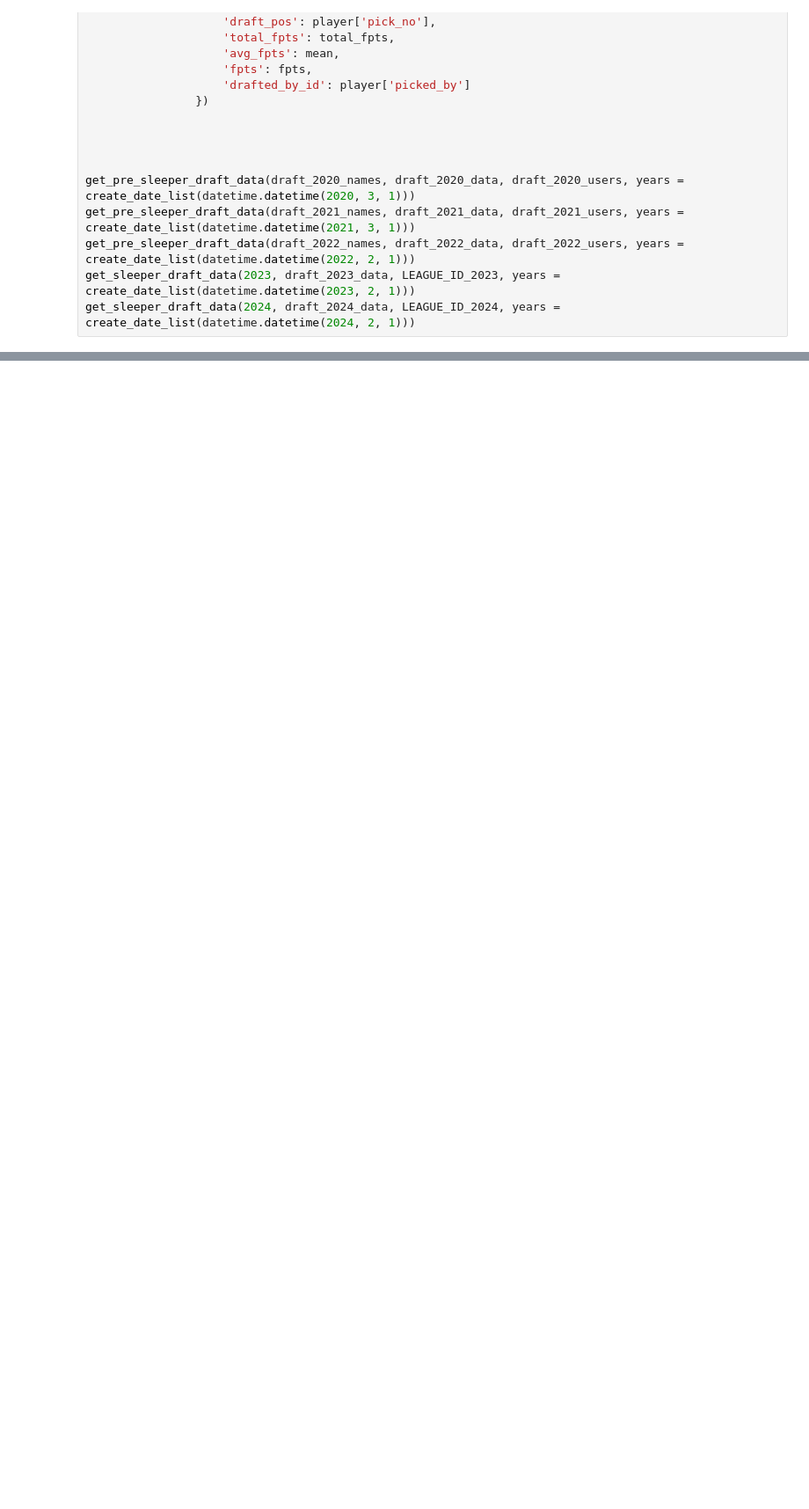
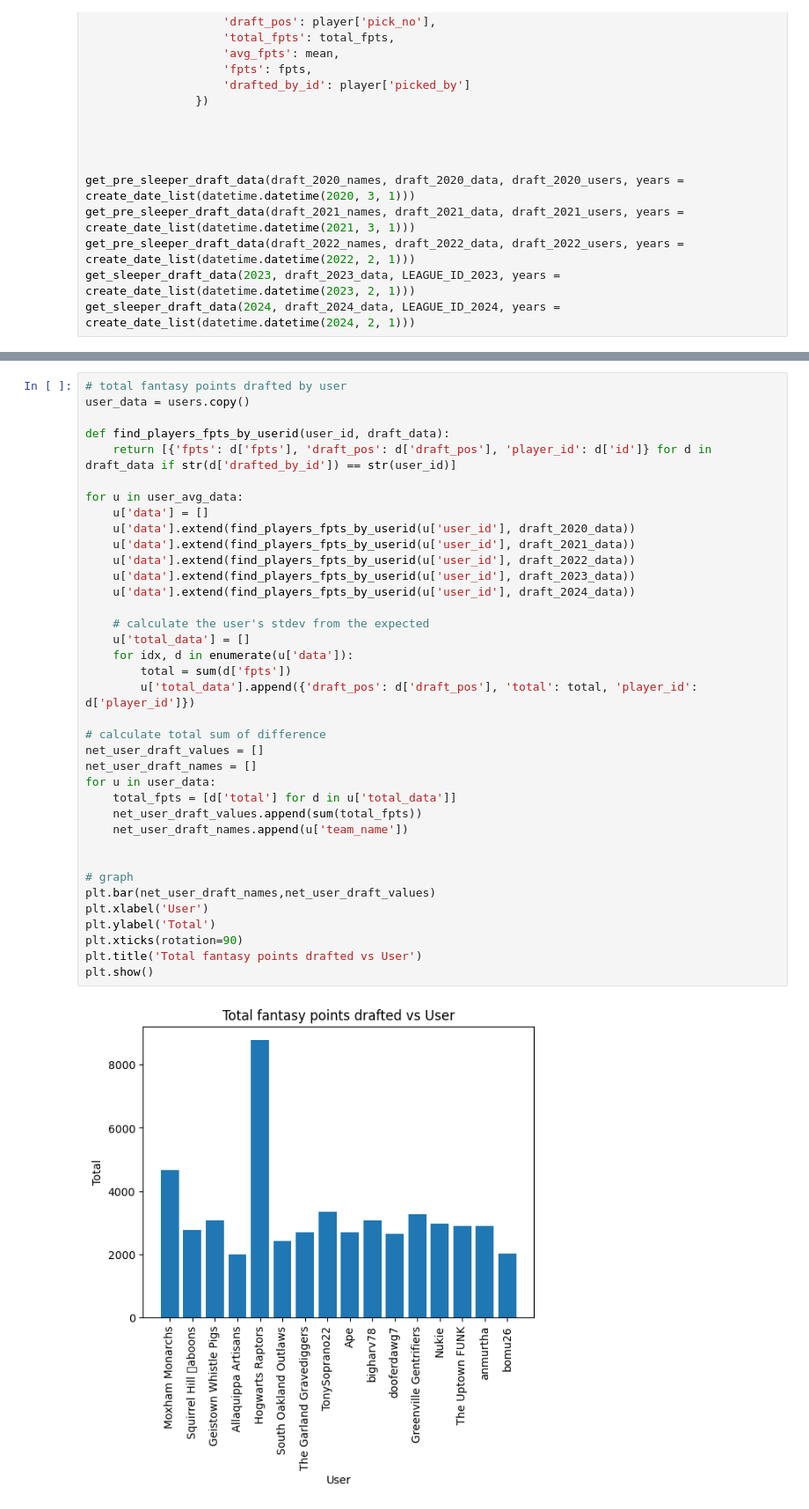
Before and after one commit to spbirus/dynasty_draft_rankings, a Jupyter notebook: rankings.ipynb, the cells around one changed output, grey strips where cells are left out. Shown: that part at 88% size. Cells and saved outputs as stored; diff of their text form; blank space fills up the shorter version.

Commit message:
Add total fantasy points chart

```diff
--- a/rankings.ipynb
+++ b/rankings.ipynb
@@ -323,3 +323,42 @@ plt.show()
+# %%
+# total fantasy points drafted by user
+user_data = users.copy()
+
+def find_players_fpts_by_userid(user_id, draft_data):
+    return [{'fpts': d['fpts'], 'draft_pos': d['draft_pos'], 'player_id': d['id']} for d in draft_data if str(d['drafted_by_id']) == str(user_id)]
+
+for u in user_avg_data:
+    u['data'] = []
+    u['data'].extend(find_players_fpts_by_userid(u['user_id'], draft_2020_data))
+    u['data'].extend(find_players_fpts_by_userid(u['user_id'], draft_2021_data))
+    u['data'].extend(find_players_fpts_by_userid(u['user_id'], draft_2022_data))
+    u['data'].extend(find_players_fpts_by_userid(u['user_id'], draft_2023_data))
+    u['data'].extend(find_players_fpts_by_userid(u['user_id'], draft_2024_data))
+
+    # calculate the user's stdev from the expected
+    u['total_data'] = []
+    for idx, d in enumerate(u['data']):
+        total = sum(d['fpts'])
+        u['total_data'].append({'draft_pos': d['draft_pos'], 'total': total, 'player_id': d['player_id']})
+
+# calculate total sum of difference
+net_user_draft_values = []
+net_user_draft_names = []
+for u in user_data:
+    total_fpts = [d['total'] for d in u['total_data']]
+    net_user_draft_values.append(sum(total_fpts))
+    net_user_draft_names.append(u['team_name'])
+
+
+# graph
+plt.bar(net_user_draft_names,net_user_draft_values)
+plt.xlabel('User')
+plt.ylabel('Total')
+plt.xticks(rotation=90)
+plt.title('Total fantasy points drafted vs User')
+plt.show()
+# %% [output]
+[figure, added]
 # %%
 import pandas as pd
 
```
Also changed, not shown: parts of 5 cells of this notebook.
